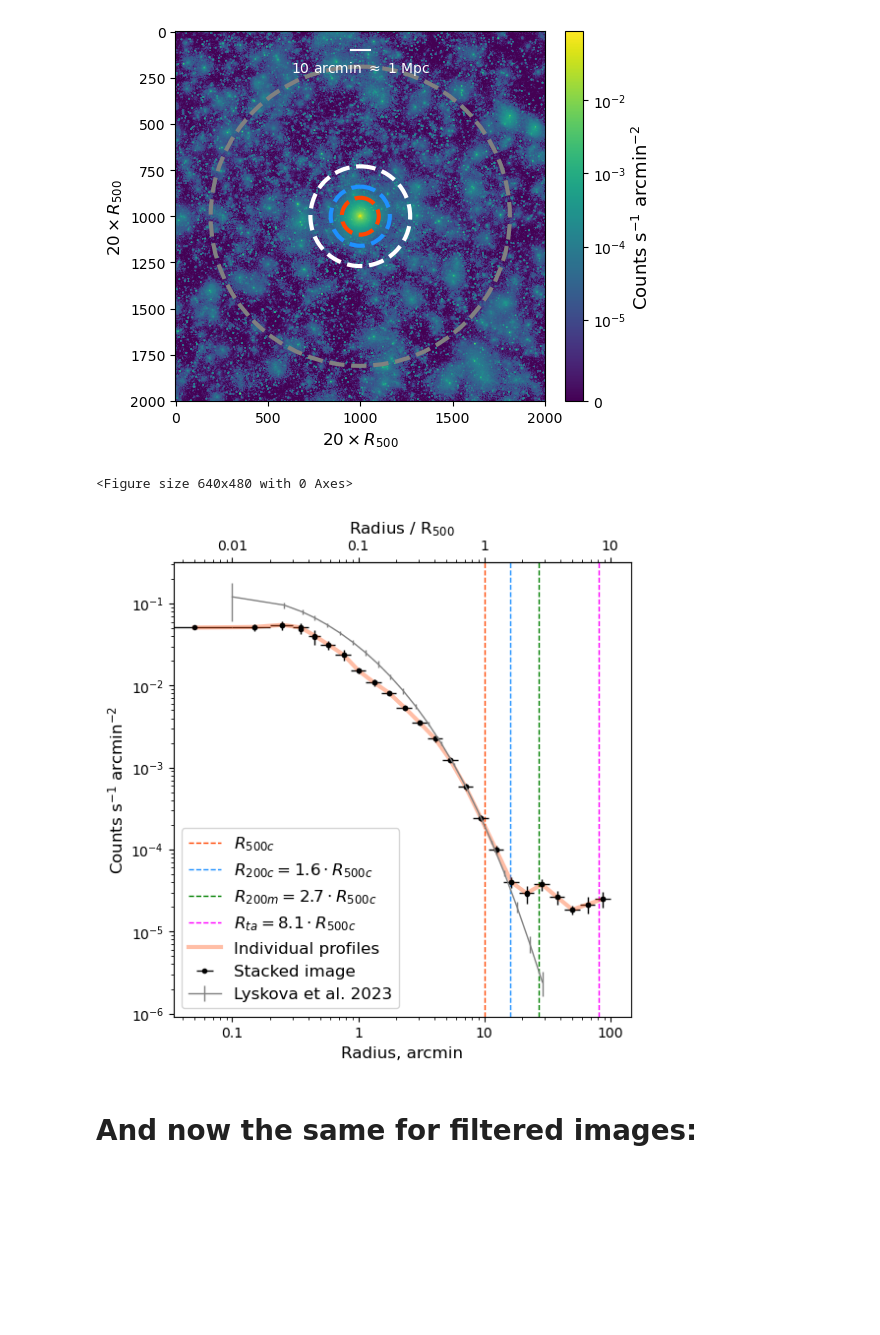
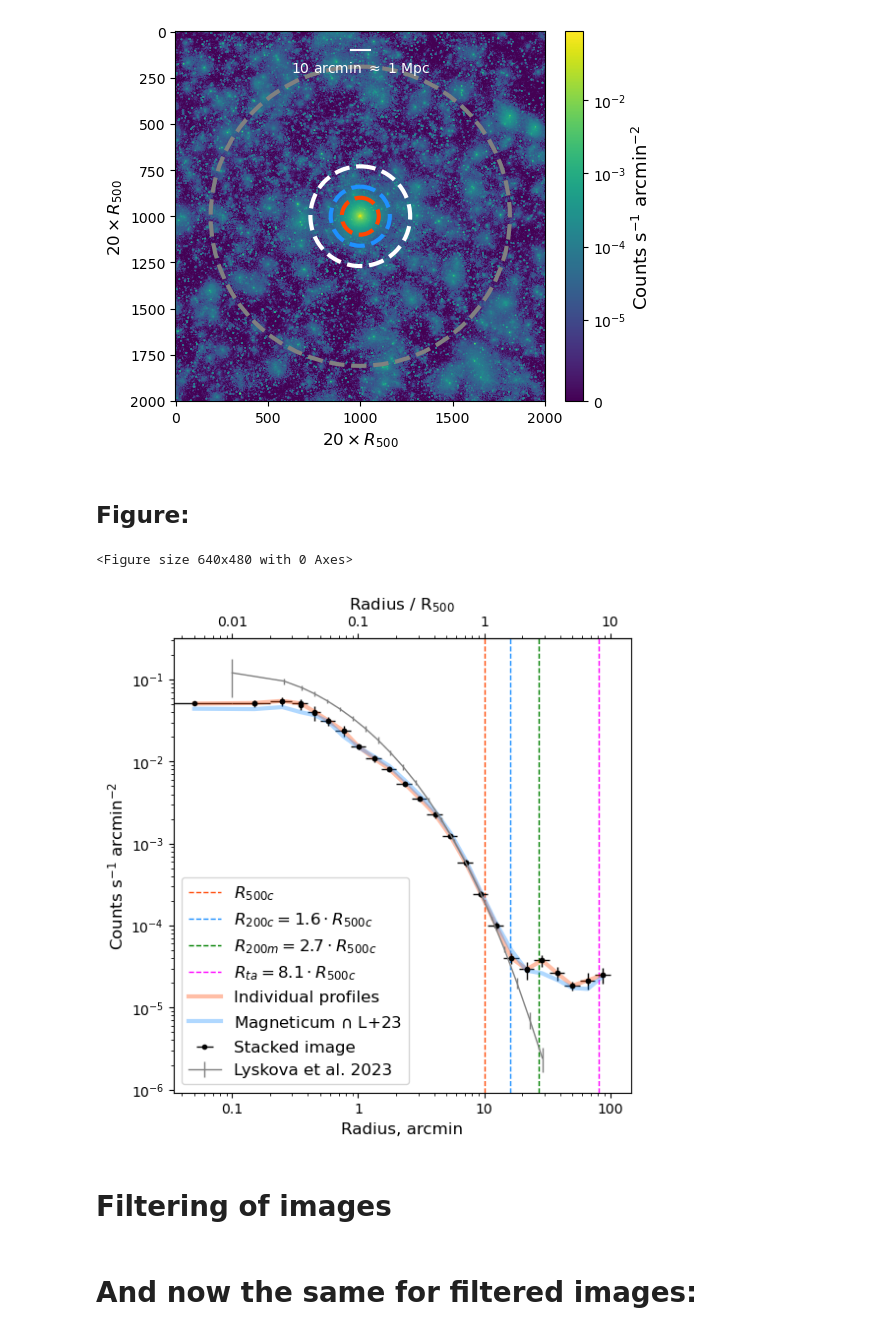
Before and after one commit to pi4imu/stacking, a Jupyter notebook: stacking_new.ipynb, the cells around one changed output. Saved outputs shown, nothing was run; the diff lists cells and outputs as text; code cells hidden in the pictures; blank space fills up the shorter version.

```diff
--- a/stacking_new.ipynb
+++ b/stacking_new.ipynb
@@ -154,7 +156,7 @@ galaxies_all
 plt.figure(figsize=(16,6))
 plt.tight_layout()
 
-cl_num = 17964
+cl_num = 19771
 
 display(clusters[clusters.index==cl_num])
 
@@ -815,3 +739,5 @@ plt.ylabel("$20 \\times R_{500}$", fontsize=12)
 plt.show()
 # %% [output]
 [figure]
+# %% [markdown]
+## Figure:
@@ -818,30 +746,38 @@ plt.show()
 # %%
 %run -i 'utils/scripts_stacking.py'
 
 plt.figure(figsize=(6, 6))
 
 brbr = brightness_profile(clusternumber=19787,           # choose any
                           hist=total_hist_unfiltered/84,
                           mmmask='no',
                           draw=True,
                           field_length=20,
                           ARF_weights=True,
                           errors=True)
 
 #plt.ylim(1e-8, 2e1)
 
-plt.plot(np.array(setka)/r500r*(10*998/1000),
+plt.plot(np.array(setka)/r500r*10,
          np.array(yar)/84,
          linewidth=3, marker='.',
          markersize=0, alpha=0.35,
          color='orangered', label='Individual profiles')
 
+plt.plot(np.array(setka)/r500r*10,
+         np.array(yar31)/31,
+         linewidth=3, marker='.',
+         markersize=0, alpha=0.35,
+         color='dodgerblue', label='Magneticum $\\cap$ L+23')
+
 plt.errorbar(Ix[0], Ix[1], (Ix[3]-Ix[1], Ix[1]-Ix[2]), lw=1, color='grey', label='Lyskova et al. 2023')
 
 plt.legend(loc=3, fontsize=12)
 
-plt.savefig('profiles.pdf', format='pdf', bbox_inches='tight')
+#plt.savefig('profiles.pdf', format='pdf', bbox_inches='tight')
 plt.show()
 # %% [output]
 <Figure size 640x480 with 0 Axes>
-[figure, old version]
+[figure, new version]
+# %% [markdown]
+# Filtering of images
```
Also changed, not shown: parts of 37 cells of this notebook, 3 other files.
